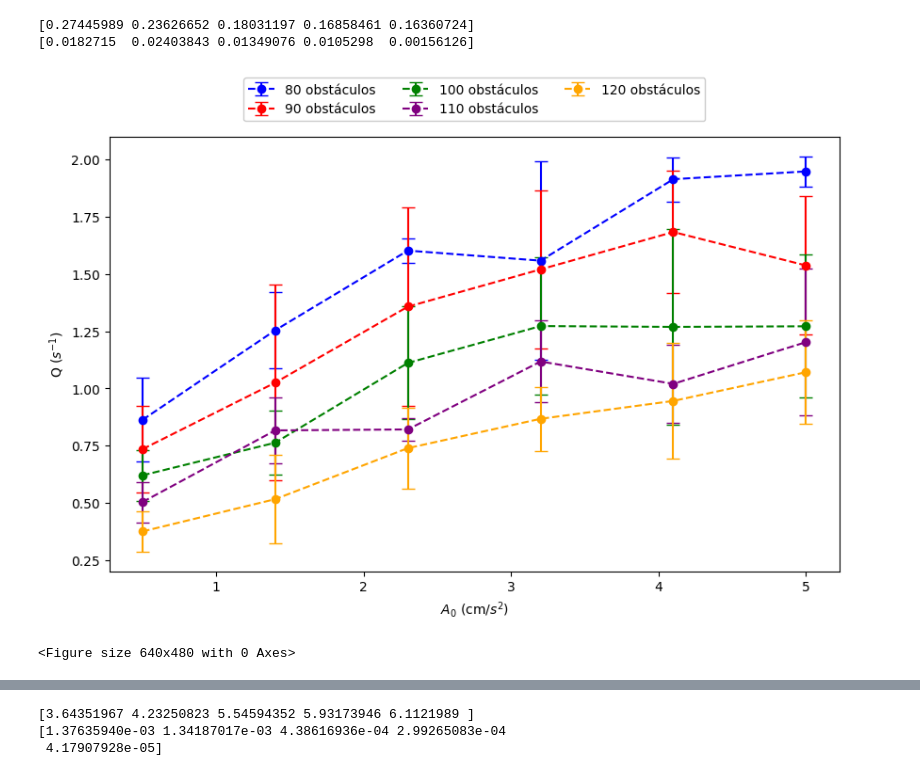
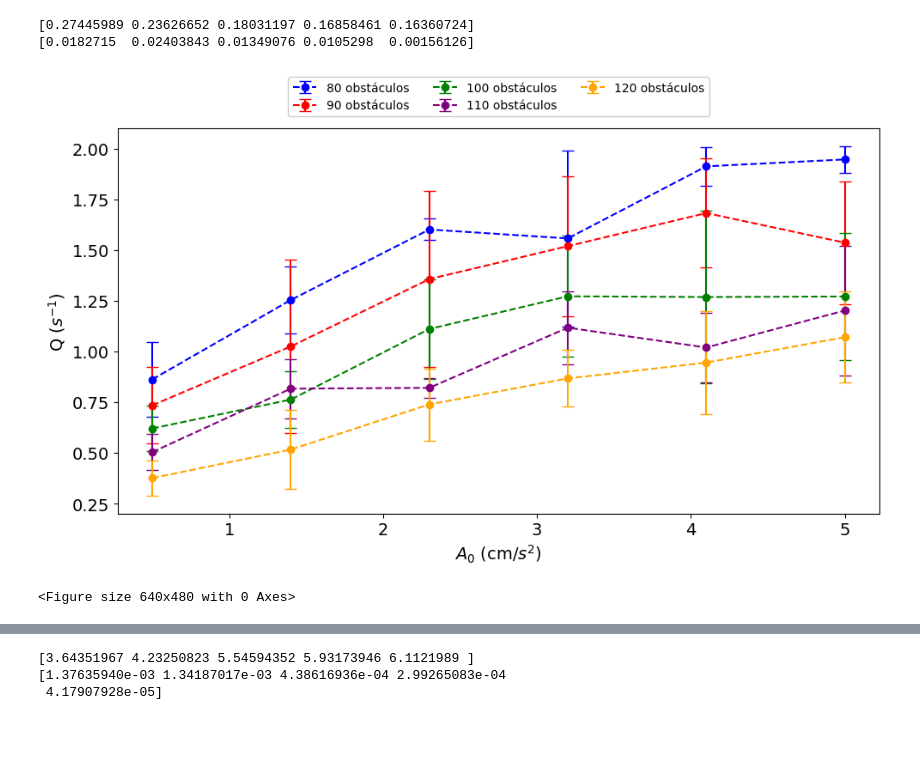
Before and after one commit to JR-Castro/simulacion-de-sistemas, a Jupyter notebook: granular-medium/scripts/q_vs_a0.ipynb, the cells around one changed output, grey strips where cells are left out. Cells and saved outputs as stored; diff of their text form; code cells hidden in the pictures; blank space fills up the shorter version.

```diff
--- a/granular-medium/scripts/q_vs_a0.ipynb
+++ b/granular-medium/scripts/q_vs_a0.ipynb
@@ -186,6 +229,9 @@ print(c_q_std)
 # %%
 c_inv_resistance = np.zeros(len(M_VALUES))
 c_inv_resistance_ecm = np.zeros(len(M_VALUES))
+
+c_inv_resistance_errors = []
+c_inv_resistance_values = []
 
 for i in range(len(M_VALUES)):
     c_q_means_fit = [c_q_mean - c_q_means[i][0] for c_q_mean in c_q_means[i]]
@@ -195,11 +241,20 @@ for i in range(len(M_VALUES)):
     def mse_for_c(c):
         return compute_mean_square_error(c, c_a0_fit, c_q_means_fit)
 
-
     result = minimize_scalar(mse_for_c, bounds=(0.0, 6.0), method='bounded')
 
     c_inv_resistance[i] = result.x
     c_inv_resistance_ecm[i] = result.fun
+
+    c_inv_res_v = np.linspace(result.x - 0.2, result.x + 0.2, 100)
+    c_inv_res_e = [mse_for_c(c) for c in c_inv_res_v]
+
+    c_inv_min_idx = np.searchsorted(c_inv_res_v, result.x)
+    c_inv_res_v = np.insert(c_inv_res_v, c_inv_min_idx, result.x)
+    c_inv_res_e = np.insert(c_inv_res_e, c_inv_min_idx, result.fun)
+
+    c_inv_resistance_errors.append(c_inv_res_e)
+    c_inv_resistance_values.append(c_inv_res_v)
 # %%
 print(c_inv_resistance)
 print(c_inv_resistance_ecm)
@@ -209,22 +264,25 @@ print(c_inv_resistance_ecm)
 # %%
 plt.figure(figsize=(10, 6))
 for i in range(len(M_VALUES)):
     plt.errorbar(A0_VALUES, c_q_means[i], yerr=c_q_std[i], fmt='--o', capsize=5, label=f"{M_VALUES[i]} obstáculos", color=colors[i])
     # plt.plot(A0_VALUES, [c_inv_resistance[i] * (a0 - A0_VALUES[0]) + c_q_means[i][0] for a0 in A0_VALUES],
     #          label=f"y = {c_inv_resistance[i]:.3f}x (ECM: {formatter(c_inv_resistance_ecm[i],None)})",
     #          color=colors[i],)
 
 plt.legend(loc='upper center', bbox_to_anchor=(0.5, 1.15), framealpha=1.0, ncol=3)
 
 # plt.subplots_adjust(top=0.95)
-plt.xlabel("$A_0$ (cm/$s^2$)")
-plt.ylabel("Q ($s^{-1}$)")
+plt.xlabel("$A_0$ (cm/$s^2$)", fontdict=FONT)
+plt.ylabel("Q ($s^{-1}$)", fontdict=FONT)
+plt.xticks(fontsize=14)
+plt.yticks(fontsize=14)
+plt.tight_layout()
 
 plt.savefig("../analysis/q_vs_a0_m.png", dpi=300)
 plt.show()
 plt.clf()
 # %% [output]
-[figure, old version]
+[figure, new version]
 <Figure size 640x480 with 0 Axes>
 # %%
 
```
Also changed, not shown: parts of 7 cells of this notebook.
